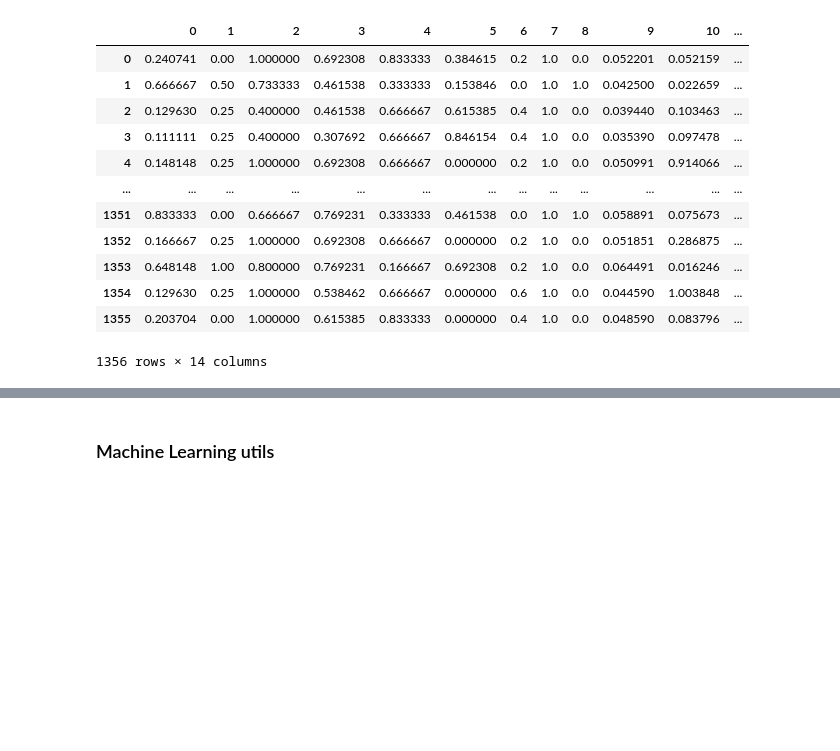
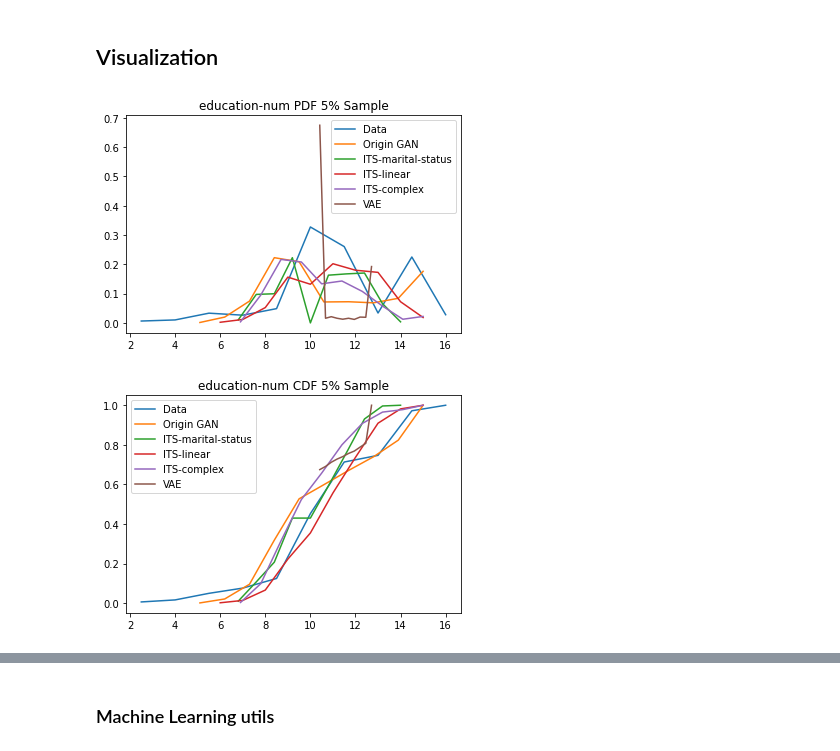
Before and after one commit to echoid/ITS, a Jupyter notebook: Daisy/evaluation_complete.ipynb, the cells around one changed output, grey strips where cells are left out. Saved outputs shown, nothing was run; the diff lists cells and outputs as text; code cells hidden in the pictures; blank space fills up the shorter version.

```diff
--- a/Daisy/evaluation_complete.ipynb
+++ b/Daisy/evaluation_complete.ipynb
@@ -439,16 +0,0 @@ train_its_weak_X_sample = pd.DataFrame(scaler.transform(train_its_weak_X))
-# %%
-scaled_sample
-# %% [output]
-|  | 0 | 1 | 2 | 3 | 4 | 5 | 6 | 7 | 8 | 9 | 10 | ... |
-| 0 | 0.240741 | 0.00 | 1.000000 | 0.692308 | 0.833333 | 0.384615 | 0.2 | 1.0 | 0.0 | 0.052201 | 0.052159 | ... |
-| 1 | 0.666667 | 0.50 | 0.733333 | 0.461538 | 0.333333 | 0.153846 | 0.0 | 1.0 | 1.0 | 0.042500 | 0.022659 | ... |
-| 2 | 0.129630 | 0.25 | 0.400000 | 0.461538 | 0.666667 | 0.615385 | 0.4 | 1.0 | 0.0 | 0.039440 | 0.103463 | ... |
-| 3 | 0.111111 | 0.25 | 0.400000 | 0.307692 | 0.666667 | 0.846154 | 0.4 | 1.0 | 0.0 | 0.035390 | 0.097478 | ... |
-| 4 | 0.148148 | 0.25 | 1.000000 | 0.692308 | 0.666667 | 0.000000 | 0.2 | 1.0 | 0.0 | 0.050991 | 0.914066 | ... |
-| ... | ... | ... | ... | ... | ... | ... | ... | ... | ... | ... | ... | ... |
-| 1351 | 0.833333 | 0.00 | 0.666667 | 0.769231 | 0.333333 | 0.461538 | 0.0 | 1.0 | 1.0 | 0.058891 | 0.075673 | ... |
-| 1352 | 0.166667 | 0.25 | 1.000000 | 0.692308 | 0.666667 | 0.000000 | 0.2 | 1.0 | 0.0 | 0.051851 | 0.286875 | ... |
-| 1353 | 0.648148 | 1.00 | 0.800000 | 0.769231 | 0.166667 | 0.692308 | 0.2 | 1.0 | 0.0 | 0.064491 | 0.016246 | ... |
-| 1354 | 0.129630 | 0.25 | 1.000000 | 0.538462 | 0.666667 | 0.000000 | 0.6 | 1.0 | 0.0 | 0.044590 | 1.003848 | ... |
-| 1355 | 0.203704 | 0.00 | 1.000000 | 0.615385 | 0.833333 | 0.000000 | 0.4 | 1.0 | 0.0 | 0.048590 | 0.083796 | ... |
-1356 rows × 14 columns
@@ -486,0 +13,29 @@ prediction_diff["income"] = make_prediction_diff("income", "clf")
+# %%
+data = pd.read_csv("adult_train.csv")
+
+# 5% sample of origin data
+data_sample = pd.read_csv("adult_train_sample.csv")
+
+# Origin GAN, no fds,no mean loss
+origin_GAN = pd.read_csv("generated/strong/origin/sample_data_1_699_0.csv")
+
+# marital-status -> relationship
+its_MS = pd.read_csv("generated/strong/ITS/sample_data_1_699_0.csv")
+
+# education-num * 500 = capital-gain
+its_linear = pd.read_csv("results/its_sample.csv")
+
+# education-num, age, hours-per-week -> income
+its_complex = pd.read_csv("generated/complex/ITS/sample_data_1_699_0.csv")
+
+
+baseline_VAE = pd.read_csv("../VAE/expdir/adult/sample_data_vae_699_0.csv")
+baseline_VAE.columns = data.columns.tolist()
+# %% [markdown]
+## Visualization
+# %%
+make_compare_plot([data,origin_GAN,its_MS,its_linear,its_complex,baseline_VAE],"education-num",plot_pdf,["Data","Origin GAN","ITS-marital-status","ITS-linear","ITS-complex","VAE"],"education-num PDF 5% Sample")
+make_compare_plot([data,origin_GAN,its_MS,its_linear,its_complex,baseline_VAE],"education-num",plot_cdf,["Data","Origin GAN","ITS-marital-status","ITS-linear","ITS-complex","VAE"],"education-num CDF 5% Sample")
+# %% [output]
+[figure, added]
+[figure, added]
```
Also changed, not shown: parts of 42 cells of this notebook, 1 other file.
